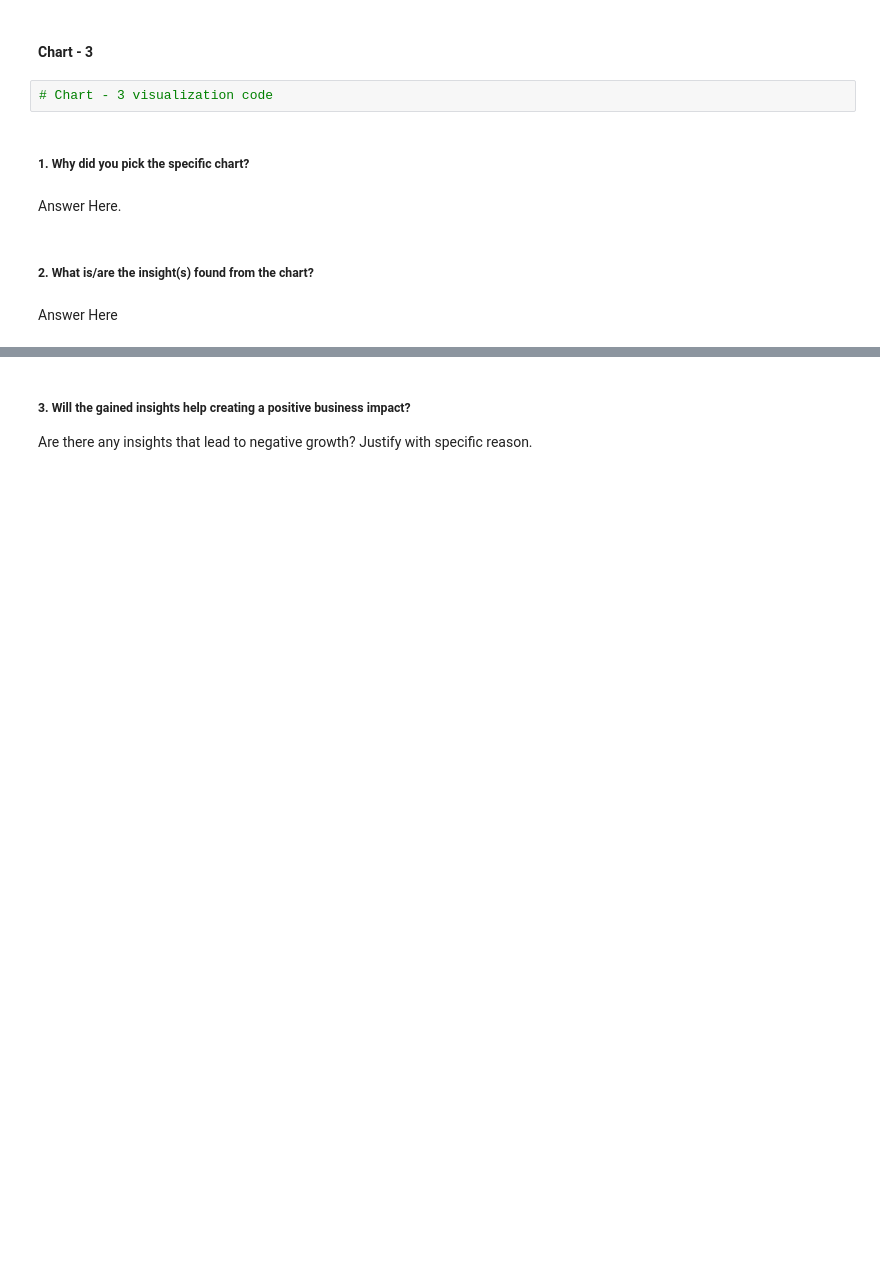
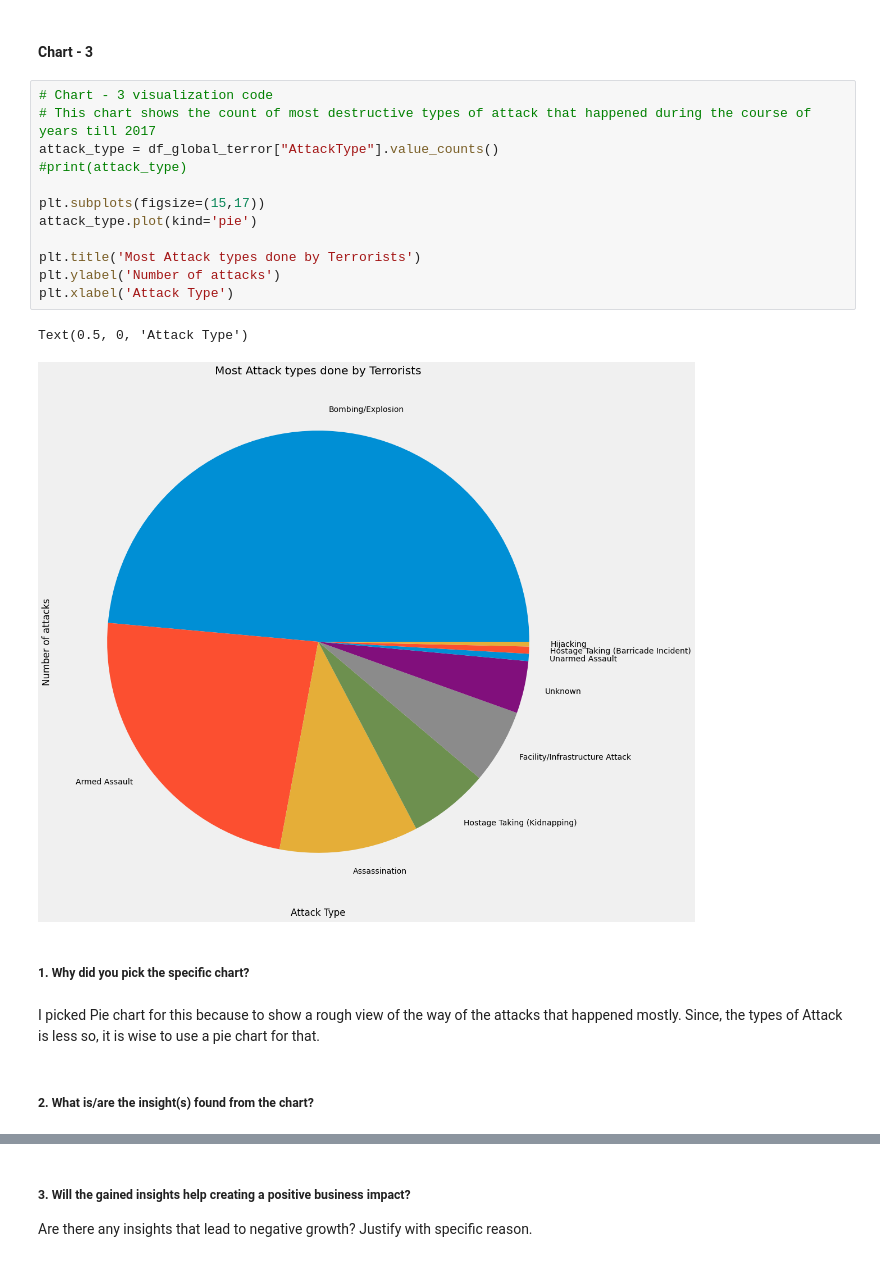
Before and after one commit to cpacharya/Global-Terrorism, a Jupyter notebook: EDA_project_on_Global_Terrorism_by_Chandra_Prakash_Acharya.ipynb, the cells around one changed output, grey strips where cells are left out. Drawn from its saved outputs; the diff is of its cells as text; blank space fills up the shorter version.

```diff
--- a/EDA_project_on_Global_Terrorism_by_Chandra_Prakash_Acharya.ipynb
+++ b/EDA_project_on_Global_Terrorism_by_Chandra_Prakash_Acharya.ipynb
@@ -371,13 +389,24 @@ Are there any insights that lead to negative growth? Justify with specific reaso
 Answer Here
 # %% [markdown]
 #### Chart - 3
-# %%
-# Chart - 3 visualization code
+# %%
+# Chart - 3 visualization code
+# This chart shows the count of most destructive types of attack that happened during the course of years till 2017
+attack_type = df_global_terror["AttackType"].value_counts()
+#print(attack_type)
+
+plt.subplots(figsize=(15,17))
+attack_type.plot(kind='pie')
+
+plt.title('Most Attack types done by Terrorists')
+plt.ylabel('Number of attacks')
+plt.xlabel('Attack Type')
+# %% [output]
+Text(0.5, 0, 'Attack Type')
+[figure, added]
 # %% [markdown]
 ##### 1. Why did you pick the specific chart?
-# %% [markdown]
-Answer Here.
+# %% [markdown]
+I picked Pie chart for this because to show a rough view of the way of the attacks that happened mostly. Since, the types of Attack is less so, it is wise to use a pie chart for that.
 # %% [markdown]
 ##### 2. What is/are the insight(s) found from the chart?
-# %% [markdown]
-Answer Here
```
Also changed, not shown: parts of 15 cells of this notebook.
